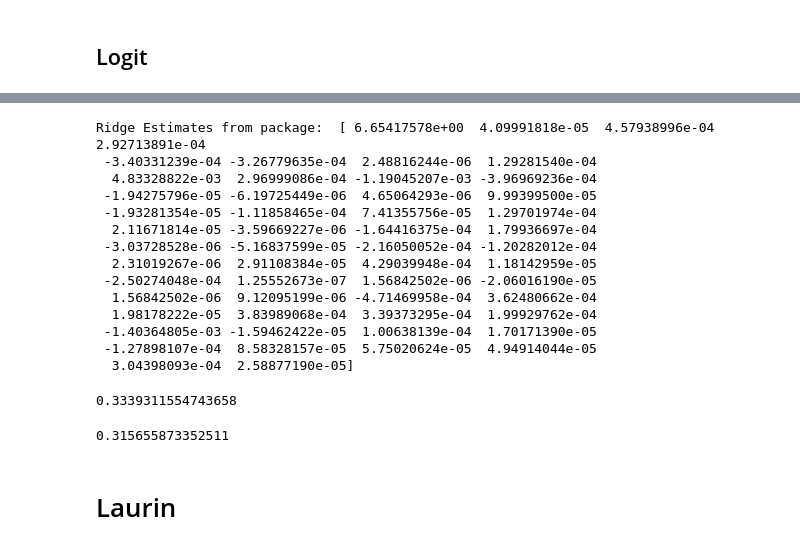
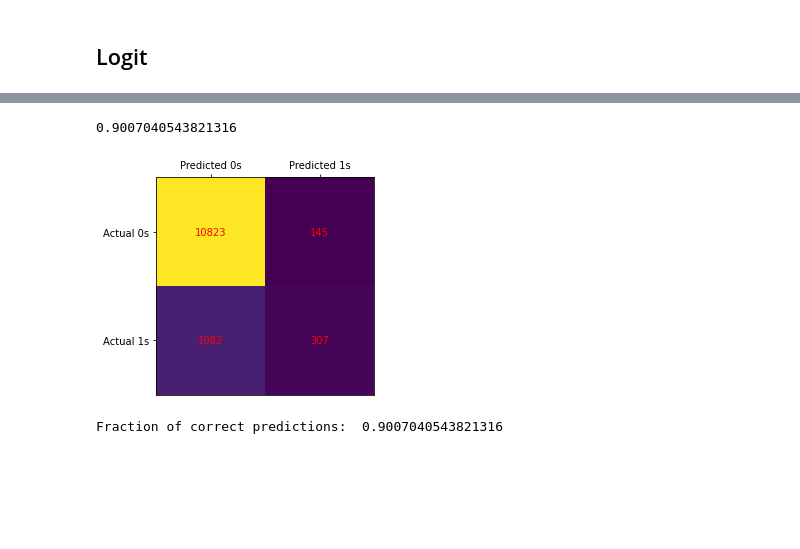
Before and after one commit to Liomat97/AQM-UCI-Machine-Learning, a Jupyter notebook: AQM Test.ipynb, the cells around one changed output, grey strips where cells are left out. Drawn from its saved outputs; the diff is of its cells as text; code cells hidden in the pictures; blank space fills up the shorter version.

```diff
--- a/AQM Test.ipynb
+++ b/AQM Test.ipynb
@@ -402,5 +343,0 @@ reg.score(test_x, test_y)
-# %%
-from sklearn.linear_model import RidgeCV
-lambdas = np.arange(7, 8, 0.001)
-rr = RidgeCV(alphas=lambdas, fit_intercept=True, store_cv_values=True)
-rr.fit(train_x, train_y)
@@ -530,39 +346,36 @@ lasso_reg.score(train_x, train_y)
-# %%
-# https://scikit-learn.org/stable/modules/generated/sklearn.linear_model.Ridge.html
-# https://scikit-learn.org/stable/modules/generated/sklearn.linear_model.RidgeCV.html
-
-# L2 Error means that the error is squared
-
-# Beta can get close to zero
-
-from sklearn.linear_model import Ridge
-from sklearn.linear_model import RidgeCV
-
-ridge_reg = Ridge(alpha=2, fit_intercept=True, solver='sparse_cg')
-ridge_reg.fit(train_x, train_y)
-print("Ridge Estimates from package: ",np.append(ridge_reg.intercept_,ridge_reg.coef_))
-# %% [output]
-Ridge Estimates from package:  [ 6.65417578e+00  4.09991818e-05  4.57938996e-04  2.92713891e-04
- -3.40331239e-04 -3.26779635e-04  2.48816244e-06  1.29281540e-04
-  4.83328822e-03  2.96999086e-04 -1.19045207e-03 -3.96969236e-04
- -1.94275796e-05 -6.19725449e-06  4.65064293e-06  9.99399500e-05
- -1.93281354e-05 -1.11858465e-04  7.41355756e-05  1.29701974e-04
-  2.11671814e-05 -3.59669227e-06 -1.64416375e-04  1.79936697e-04
- -3.03728528e-06 -5.16837599e-05 -2.16050052e-04 -1.20282012e-04
-  2.31019267e-06  2.91108384e-05  4.29039948e-04  1.18142959e-05
- -2.50274048e-04  1.25552673e-07  1.56842502e-06 -2.06016190e-05
-  1.56842502e-06  9.12095199e-06 -4.71469958e-04  3.62480662e-04
-  1.98178222e-05  3.83989068e-04  3.39373295e-04  1.99929762e-04
- -1.40364805e-03 -1.59462422e-05  1.00638139e-04  1.70171390e-05
- -1.27898107e-04  8.58328157e-05  5.75020624e-05  4.94914044e-05
-  3.04398093e-04  2.58877190e-05]
-# %%
-ridge_reg.score(test_x, test_y)
-# %% [output]
-0.3339311554743658
-# %%
-ridge_reg.score(train_x, train_y)
-# %% [output]
-0.315655873352511
-# %% [markdown]
-# Laurin
+# %%
+# https://scikit-learn.org/stable/modules/generated/sklearn.linear_model.LogisticRegression.html
+
+# First we check for the logit with L2 (ridge)
+
+from sklearn.linear_model import LogisticRegression
+model= LogisticRegression(solver='liblinear')      # Default penalty = L2 = ridge (squared error / close to zero)
+model.fit(train_x, train_y)
+print(model.score(test_x, test_y))
+
+
+from sklearn.metrics import classification_report, confusion_matrix
+n = len(test_x)
+
+prob = model.predict_proba(test_x)
+pred = model.predict(test_x)
+y_pred = 1*(prob[:,1] > 0.5)
+cm = confusion_matrix(test_y, y_pred)
+frac_correct = (cm[0,0]+cm[1,1])/n
+
+fig, ax = plt.subplots(figsize=(4, 4))
+ax.imshow(cm)
+ax.grid(False)
+ax.xaxis.set(ticks=(0, 1), ticklabels=('Predicted 0s', 'Predicted 1s'))
+ax.yaxis.set(ticks=(0, 1), ticklabels=('Actual 0s', 'Actual 1s'))
+ax.xaxis.tick_top()
+ax.set_ylim(1.5, -0.5)
+for i in range(2):
+    for j in range(2):
+        ax.text(j, i, cm[i, j], ha='center', va='center', color='red')
+plt.show()
+print("Fraction of correct predictions: ", frac_correct)
+# %% [output]
+0.9007040543821316
+[figure, added]
+Fraction of correct predictions:  0.9007040543821316
```
Also changed, not shown: parts of 37 cells of this notebook, 1 other file.
